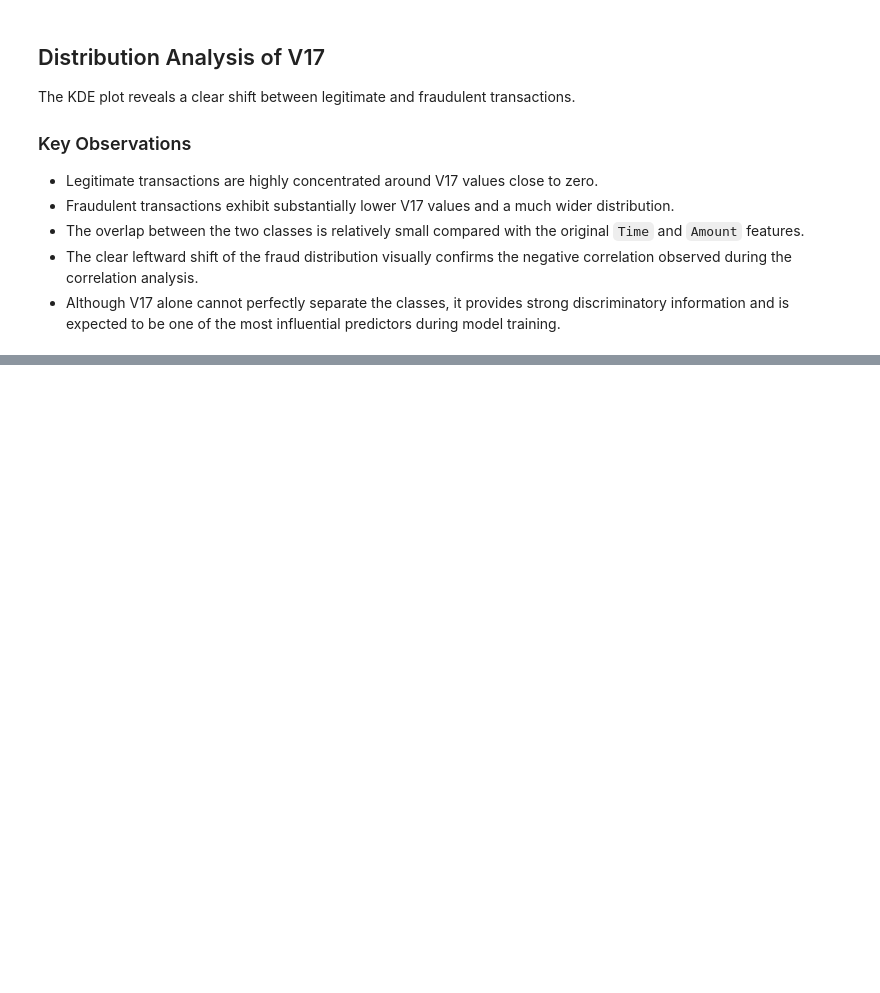
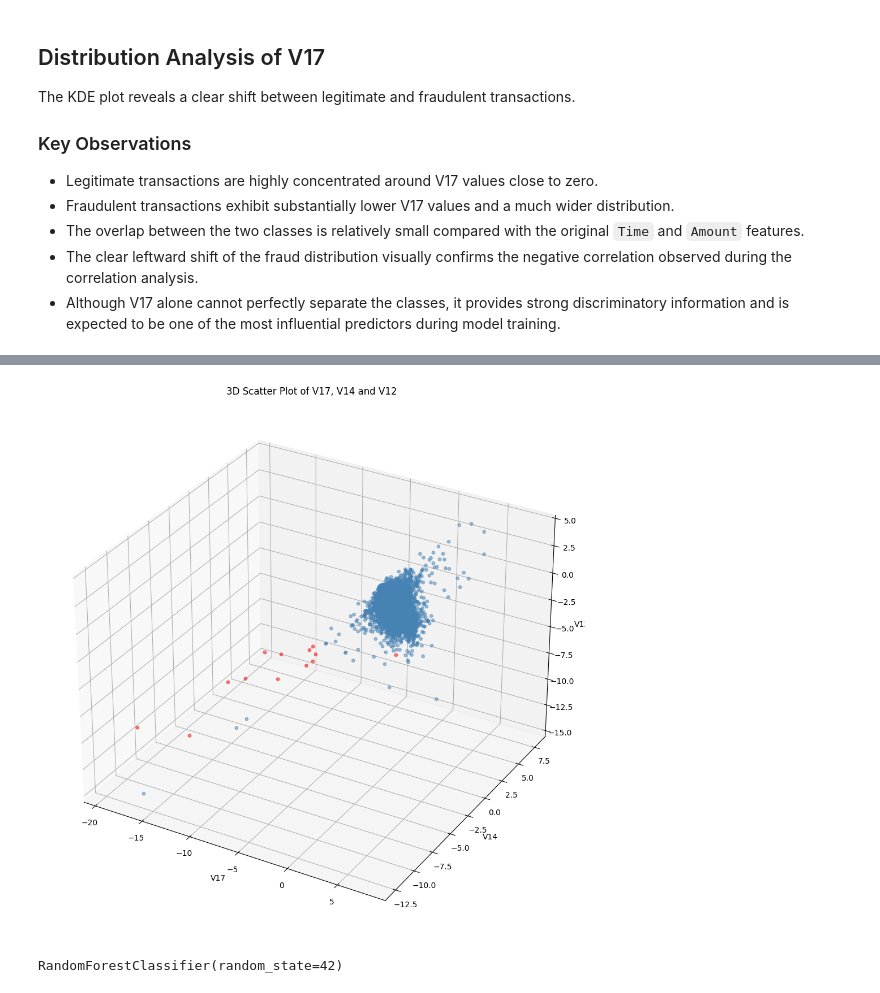
Before and after one commit to Shiri001/Credit-Card-Fraud-Detection-System, a Jupyter notebook: notebooks/01_EDA.ipynb, the cells around one changed output, grey strips where cells are left out. Cells and saved outputs as stored; diff of their text form; code cells hidden in the pictures; blank space fills up the shorter version.

Commit message:
Complete advanced EDA and feature importance analysis

```diff
--- a/notebooks/01_EDA.ipynb
+++ b/notebooks/01_EDA.ipynb
@@ -511,0 +540,51 @@ The KDE plot reveals a clear shift between legitimate and fraudulent transaction
+# %%
+from mpl_toolkits.mplot3d import Axes3D
+
+sample_df = df.sample(10000, random_state=42)
+
+fig = plt.figure(figsize=(12,10))
+ax = fig.add_subplot(111, projection='3d')
+
+colors = sample_df["Class"].map({0: "steelblue", 1: "red"})
+
+ax.scatter(
+    sample_df["V17"],
+    sample_df["V14"],
+    sample_df["V12"],
+    c=colors,
+    alpha=0.5,
+    s=15
+)
+
+ax.set_xlabel("V17")
+ax.set_ylabel("V14")
+ax.set_zlabel("V12")
+ax.set_title("3D Scatter Plot of V17, V14 and V12")
+
+plt.tight_layout()
+plt.show()
+# %% [output]
+[figure, added]
+# %%
+from sklearn.model_selection import train_test_split
+from sklearn.ensemble import RandomForestClassifier
+
+X = df.drop("Class", axis=1)
+y = df["Class"]
+
+X_train, X_test, y_train, y_test = train_test_split(
+    X,
+    y,
+    test_size=0.2,
+    stratify=y,
+    random_state=42
+)
+
+rf = RandomForestClassifier(
+    n_estimators=100,
+    random_state=42
+)
+
+rf.fit(X_train, y_train)
+# %% [output]
+RandomForestClassifier(random_state=42)
```
Also changed, not shown: parts of 5 cells of this notebook.
